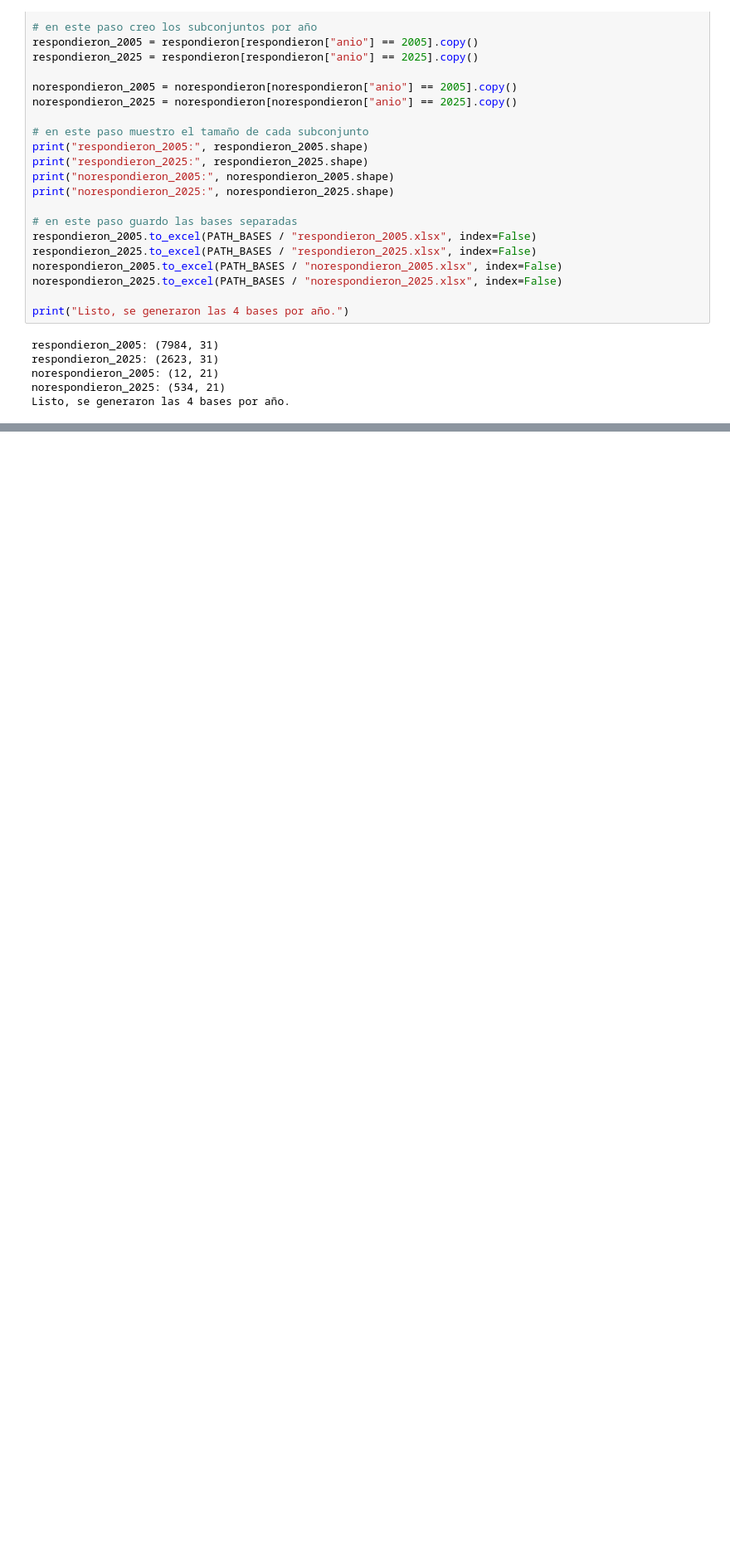
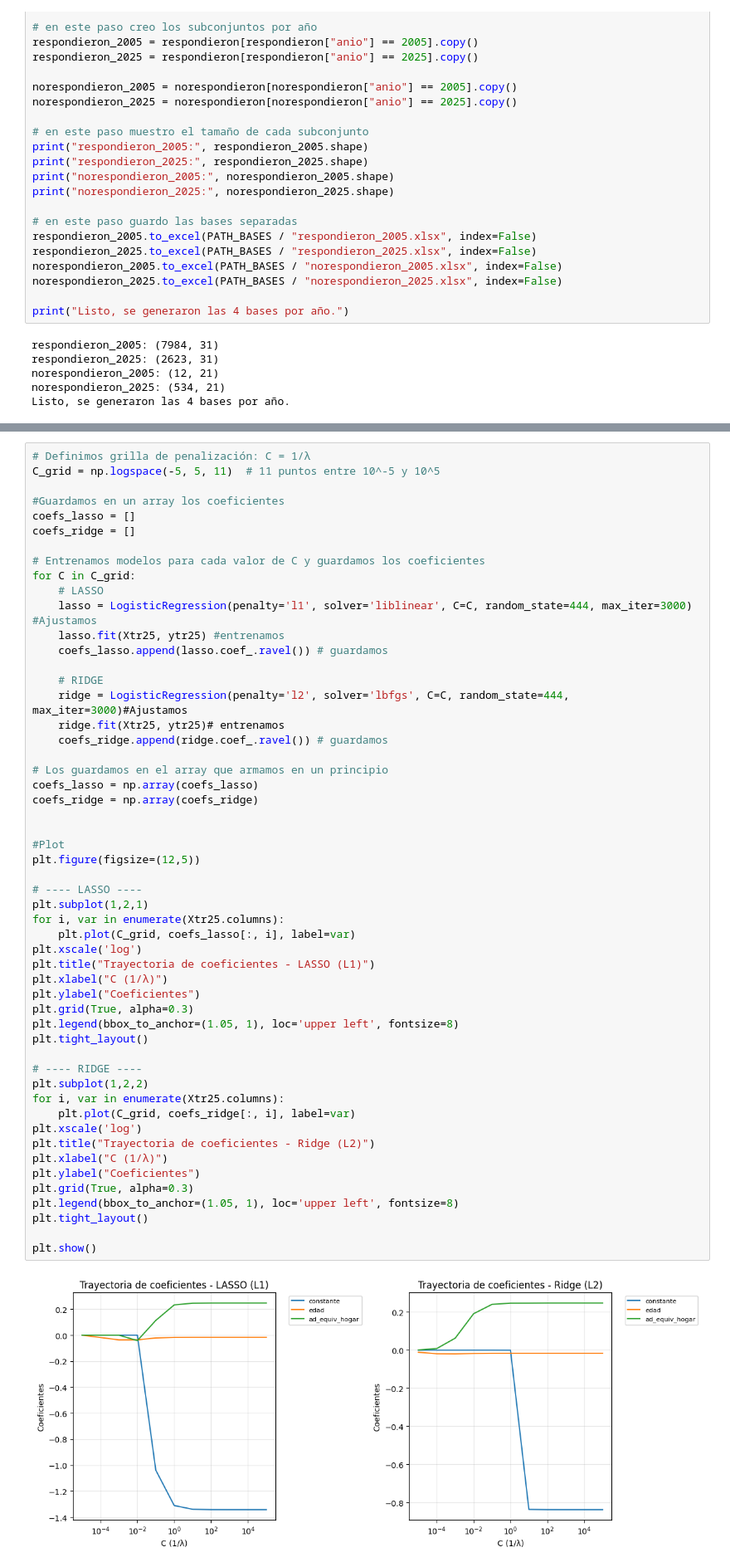
Before and after one commit to Datso653/BigDataUBA-Grupo-4, a Jupyter notebook: TP4/Untitled.ipynb, the cells around one changed output, grey strips where cells are left out. Shown: that part at 83% size. Drawn from its saved outputs; the diff is of its cells as text; blank space fills up the shorter version.

```diff
--- a/TP4/Untitled.ipynb
+++ b/TP4/Untitled.ipynb
@@ -180,0 +268,55 @@ Listo, se generaron las 4 bases por año.
+# %%
+# Definimos grilla de penalización: C = 1/λ
+C_grid = np.logspace(-5, 5, 11)  # 11 puntos entre 10^-5 y 10^5
+
+#Guardamos en un array los coeficientes
+coefs_lasso = []
+coefs_ridge = []
+
+# Entrenamos modelos para cada valor de C y guardamos los coeficientes
+for C in C_grid:
+    # LASSO
+    lasso = LogisticRegression(penalty='l1', solver='liblinear', C=C, random_state=444, max_iter=3000) #Ajustamos
+    lasso.fit(Xtr25, ytr25) #entrenamos
+    coefs_lasso.append(lasso.coef_.ravel()) # guardamos
+
+    # RIDGE
+    ridge = LogisticRegression(penalty='l2', solver='lbfgs', C=C, random_state=444, max_iter=3000)#Ajustamos
+    ridge.fit(Xtr25, ytr25)# entrenamos
+    coefs_ridge.append(ridge.coef_.ravel()) # guardamos
+
+# Los guardamos en el array que armamos en un principio
+coefs_lasso = np.array(coefs_lasso)
+coefs_ridge = np.array(coefs_ridge)
+
+
+#Plot
+plt.figure(figsize=(12,5))
+
+# ---- LASSO ----
+plt.subplot(1,2,1)
+for i, var in enumerate(Xtr25.columns):
+    plt.plot(C_grid, coefs_lasso[:, i], label=var)
+plt.xscale('log')
+plt.title("Trayectoria de coeficientes - LASSO (L1)")
+plt.xlabel("C (1/λ)")
+plt.ylabel("Coeficientes")
+plt.grid(True, alpha=0.3)
+plt.legend(bbox_to_anchor=(1.05, 1), loc='upper left', fontsize=8)
+plt.tight_layout()
+
+# ---- RIDGE ----
+plt.subplot(1,2,2)
+for i, var in enumerate(Xtr25.columns):
+    plt.plot(C_grid, coefs_ridge[:, i], label=var)
+plt.xscale('log')
+plt.title("Trayectoria de coeficientes - Ridge (L2)")
+plt.xlabel("C (1/λ)")
+plt.ylabel("Coeficientes")
+plt.grid(True, alpha=0.3)
+plt.legend(bbox_to_anchor=(1.05, 1), loc='upper left', fontsize=8)
+plt.tight_layout()
+
+plt.show()
+# %% [output]
+[figure, added]
```
Also changed, not shown: parts of 16 cells of this notebook, 9 other files.
